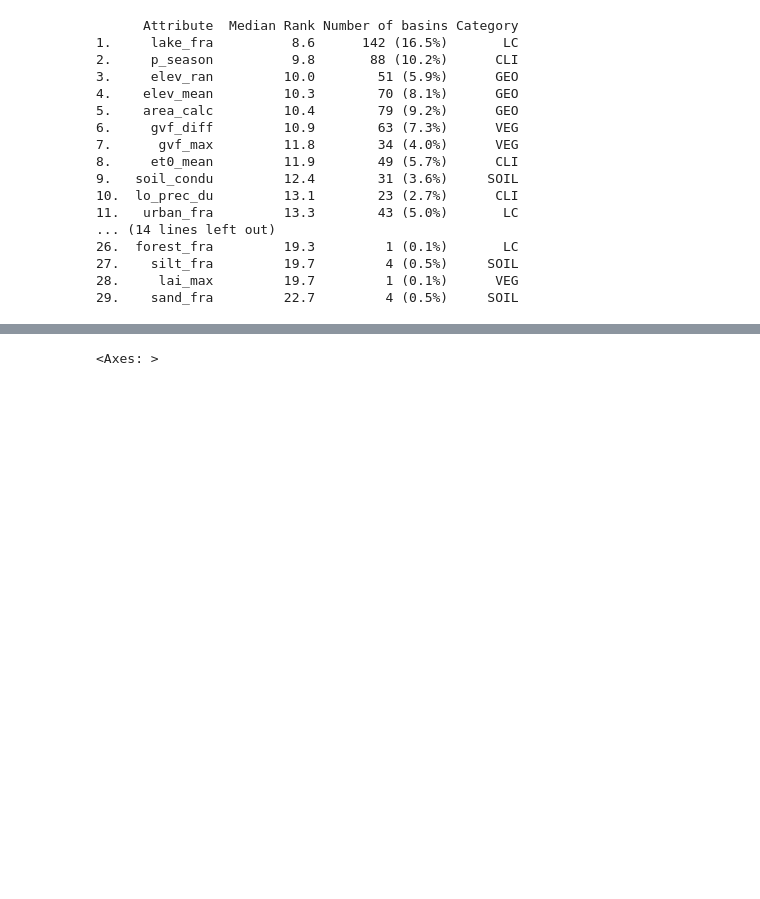
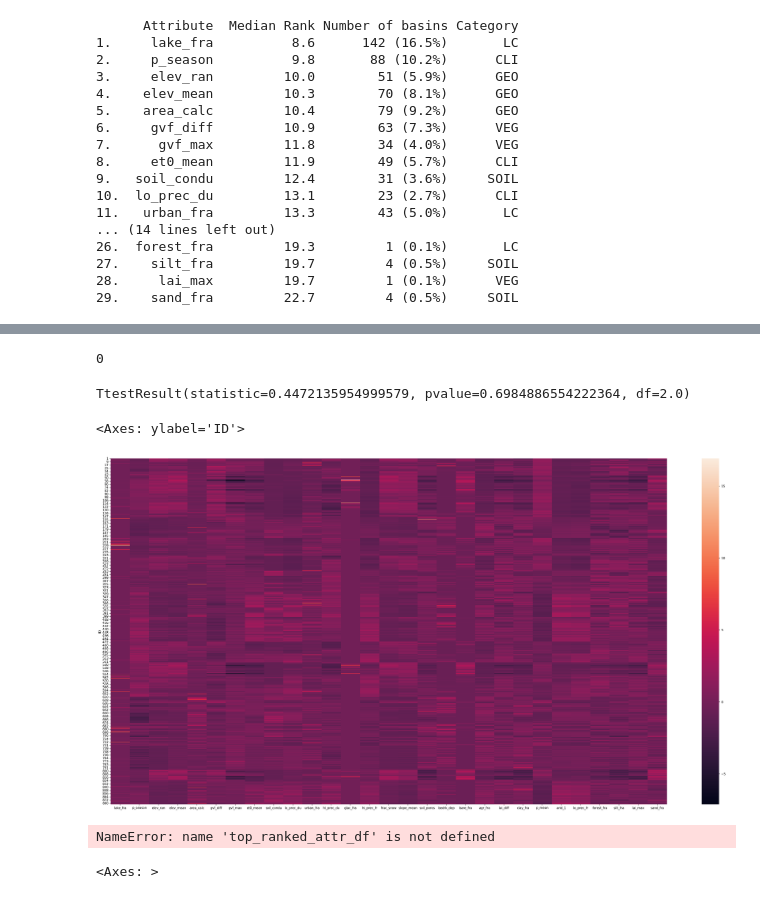
Before and after one commit to tripleUU-U/lamah-ce_lstm, a Jupyter notebook: analysis/CA/conditioning_analysis.ipynb, the cells around one changed output, grey strips where cells are left out. Saved outputs shown, nothing was run; the diff lists cells and outputs as text; code cells hidden in the pictures; blank space fills up the shorter version.

Commit message:
found a way of combining act and mag, with stripe plot

```diff
--- a/analysis/CA/conditioning_analysis.ipynb
+++ b/analysis/CA/conditioning_analysis.ipynb
@@ -319,3 +301,43 @@ Name: 802, dtype: int64
+# %%
+from sklearn.preprocessing import StandardScaler
+
+from scipy import stats
+alpha=0.05
+
+base_attr = pd.DataFrame(
+    data=lamah_gdf.loc[:, most_relevant_attr_df.Attribute],
+    columns=lamah_gdf.loc[:, most_relevant_attr_df.Attribute].columns,
+    index=lamah_gdf.index
+)
+base_mean = base_attr.mean(axis=0)
+
+basin_with_unusual_top_attr = []
+
+for basin in base_attr.index:
+
+	top_attr = top_ranked_attr[str(basin)]
+
+	if stats.ttest(base_attr.loc[basin, top_attr], base_mean.loc[top_attr])[1] < alpha:
+		basin_with_unusual_top_attr.append(basin)
+
+
+print(len(basin_with_unusual_top_attr))
+# %% [output]
+0
+# %%
+stats.ttest_ind([3,2], [3,1])
+# %% [output]
+TtestResult(statistic=0.4472135954999579, pvalue=0.6984886554222364, df=2.0)
+# %%
+fig, ax = plt.subplots(1, 1, figsize=(40,20))
+sns.heatmap(base_attr)
+# %% [output]
+<Axes: ylabel='ID'>
+[figure, added]
+# %%
+top_ranked_attr_df
+# %% [output]
+NameError: name 'top_ranked_attr_df' is not defined
 # %%
 lamah_gdf.plot(column="total_top", cmap="twilight")
 # %% [output]
```
Also changed, not shown: parts of 4 cells of this notebook, 14 other files.
